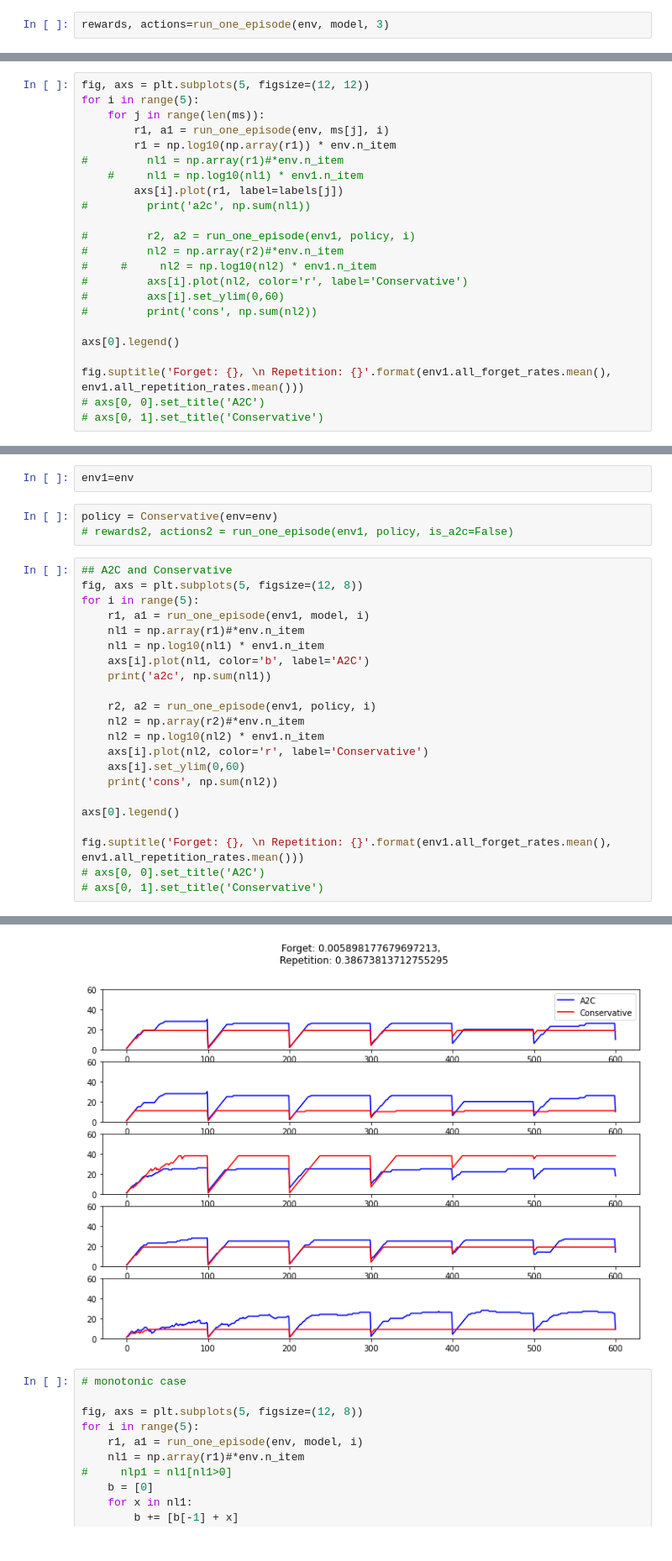
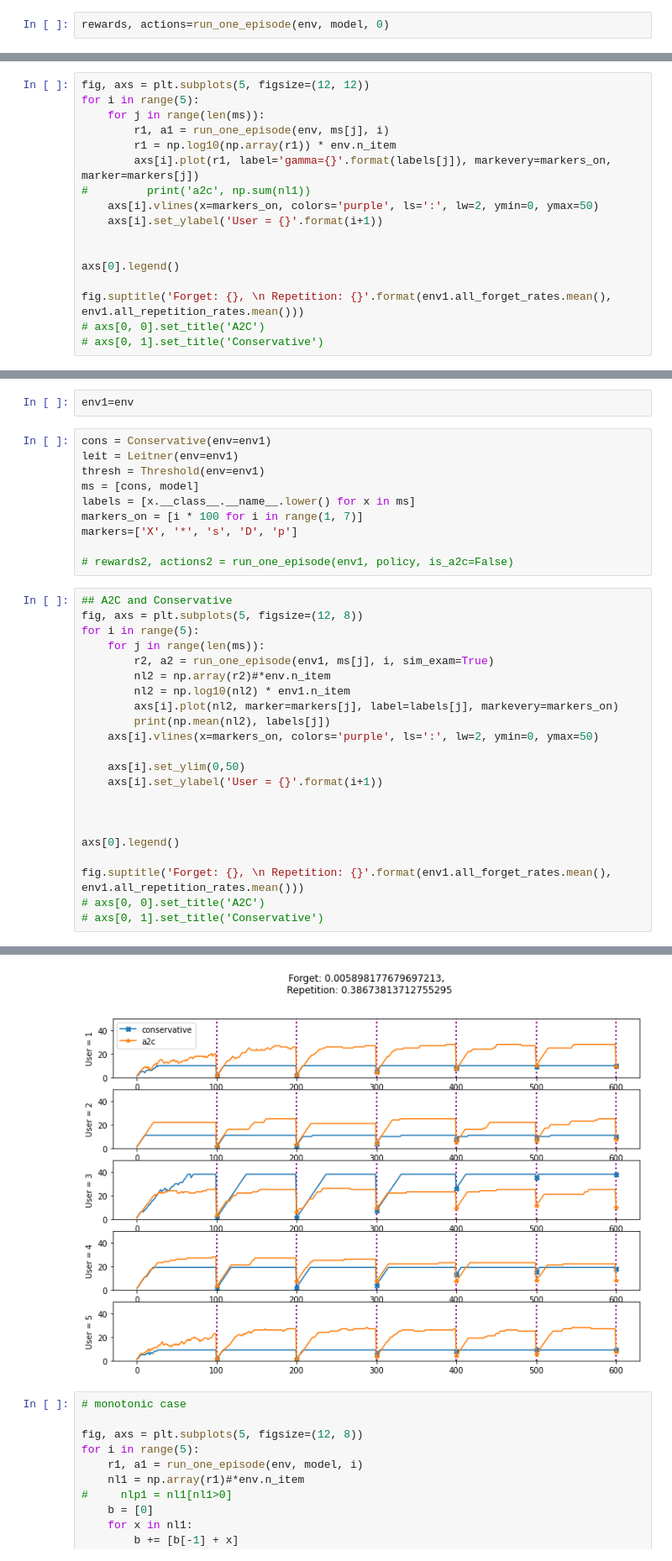
Before and after one commit to AurelienNioche/ActiveTeachingCollaborative, a Jupyter notebook: planning/using-a2c/check_discontinuous_runs.ipynb, the cells around one changed output, grey strips where cells are left out. Shown: that part at 84% size. Saved outputs shown, nothing was run; the diff lists cells and outputs as text.

```diff
--- a/planning/using-a2c/check_discontinuous_runs.ipynb
+++ b/planning/using-a2c/check_discontinuous_runs.ipynb
@@ -54,5 +67,5 @@ env = DiscontinuousTeaching(
     reward_type=4,
 )
 # %%
-rewards, actions=run_one_episode(env, model, 3)
+rewards, actions=run_one_episode(env, model, 0)
 # %% [output]
@@ -105,17 +123,11 @@ for i in range(5):
     for j in range(len(ms)):
         r1, a1 = run_one_episode(env, ms[j], i)
         r1 = np.log10(np.array(r1)) * env.n_item
-#         nl1 = np.array(r1)#*env.n_item
-    #     nl1 = np.log10(nl1) * env1.n_item
-        axs[i].plot(r1, label=labels[j])
+        axs[i].plot(r1, label='gamma={}'.format(labels[j]), markevery=markers_on, marker=markers[j])
 #         print('a2c', np.sum(nl1))
+    axs[i].vlines(x=markers_on, colors='purple', ls=':', lw=2, ymin=0, ymax=50)
+    axs[i].set_ylabel('User = {}'.format(i+1))
 
-#         r2, a2 = run_one_episode(env1, policy, i)
-#         nl2 = np.array(r2)#*env.n_item
-#     #     nl2 = np.log10(nl2) * env1.n_item
-#         axs[i].plot(nl2, color='r', label='Conservative')
-#         axs[i].set_ylim(0,60)
-#         print('cons', np.sum(nl2))
 
 axs[0].legend()
 
@@ -145,24 +157,31 @@ Text(0.5, 0.98, 'Forget: 0.005898177679697213, \n Repetition: 0.3867381371275529
 # %%
 env1=env
 # %%
-policy = Conservative(env=env)
+cons = Conservative(env=env1)
+leit = Leitner(env=env1)
+thresh = Threshold(env=env1)
+ms = [cons, model]
+labels = [x.__class__.__name__.lower() for x in ms]
+markers_on = [i * 100 for i in range(1, 7)]
+markers=['X', '*', 's', 'D', 'p']
+
 # rewards2, actions2 = run_one_episode(env1, policy, is_a2c=False)
 # %%
 ## A2C and Conservative
 fig, axs = plt.subplots(5, figsize=(12, 8))
 for i in range(5):
-    r1, a1 = run_one_episode(env1, model, i)
-    nl1 = np.array(r1)#*env.n_item
-    nl1 = np.log10(nl1) * env1.n_item
-    axs[i].plot(nl1, color='b', label='A2C')
-    print('a2c', np.sum(nl1))
+    for j in range(len(ms)):
+        r2, a2 = run_one_episode(env1, ms[j], i, sim_exam=True)
+        nl2 = np.array(r2)#*env.n_item
+        nl2 = np.log10(nl2) * env1.n_item
+        axs[i].plot(nl2, marker=markers[j], label=labels[j], markevery=markers_on)
+        print(np.mean(nl2), labels[j])
+    axs[i].vlines(x=markers_on, colors='purple', ls=':', lw=2, ymin=0, ymax=50)
 
-    r2, a2 = run_one_episode(env1, policy, i)
-    nl2 = np.array(r2)#*env.n_item
-    nl2 = np.log10(nl2) * env1.n_item
-    axs[i].plot(nl2, color='r', label='Conservative')
-    axs[i].set_ylim(0,60)
-    print('cons', np.sum(nl2))
+    axs[i].set_ylim(0,50)
+    axs[i].set_ylabel('User = {}'.format(i+1))
+
+
 
 axs[0].legend()
 
@@ -193,5 +212,5 @@ cons 5233.0
 Text(0.5, 0.98, 'Forget: 0.005898177679697213, \n Repetition: 0.38673813712755295')
-[figure, old version]
+[figure, new version]
 # %%
 # monotonic case
 
```
Also changed, not shown: parts of 9 cells of this notebook, 2 other files.
